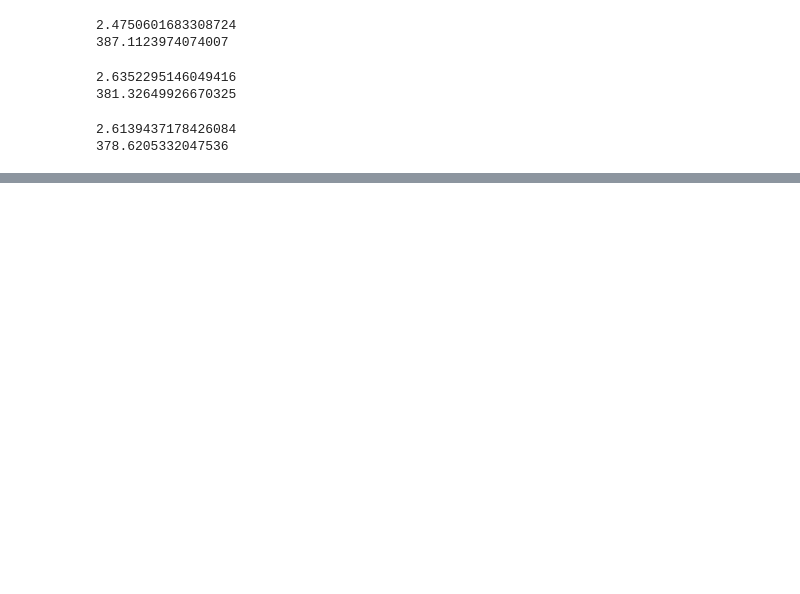
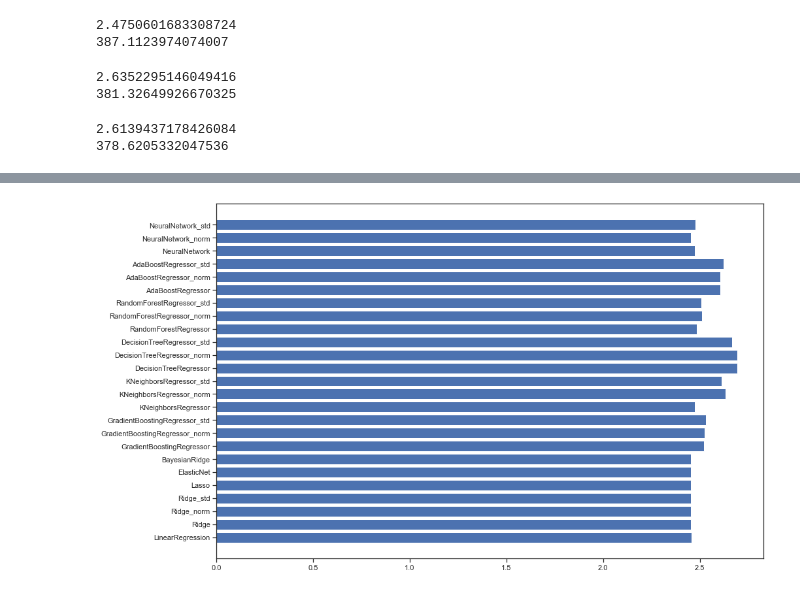
Before and after one commit to alexver2001/DataScience, a Jupyter notebook: 2.Basic ML.ipynb, the cells around one changed output, grey strips where cells are left out. Saved outputs shown, nothing was run; the diff lists cells and outputs as text; code cells hidden in the pictures; blank space fills up the shorter version.

```diff
--- a/2.Basic ML.ipynb
+++ b/2.Basic ML.ipynb
@@ -496,7 +545,7 @@ print (MAEAda_2)
 # %%
 # записываем данные об ошибках в итоговую таблицу
-modelsMAE_y1.append(['AdaBoostRegressor',MAEAda_1])
-modelsMAE_y2.append(['AdaBoostRegressor',MAEAda_2])
+modelsMAE_y1.append(['AdaBoostRegressor_std',MAEAda_1])
+modelsMAE_y2.append(['AdaBoostRegressor_std',MAEAda_2])
 # %%
 # модель полносвязной нейронной сети для целевого параметра y1 тренируем на исходных данных
 modelNN_y1 = Sequential()
@@ -683,7 +732,7 @@ print (MAENN_2)
 # %%
 # записываем данные об ошибках в итоговую таблицу
-modelsMAE_y1.append(['NeuralNetwork',MAENN_1])
-modelsMAE_y2.append(['NeuralNetwork',MAENN_2])
+modelsMAE_y1.append(['NeuralNetwork_norm',MAENN_1])
+modelsMAE_y2.append(['NeuralNetwork_norm',MAENN_2])
 # %%
 # модель полносвязной нейронной сети для целевого параметра y1 тренируем на стандартизованных  данных
 modelNN_y1 = Sequential()
@@ -778,4 +827,4 @@ print (MAENN_2)
 # %%
 # записываем данные об ошибках в итоговую таблицу
-modelsMAE_y1.append(['NeuralNetwork',MAENN_1])
-modelsMAE_y2.append(['NeuralNetwork',MAENN_2])
+modelsMAE_y1.append(['NeuralNetwork_std',MAENN_1])
+modelsMAE_y2.append(['NeuralNetwork_std',MAENN_2])
@@ -829,0 +873,8 @@ modelsMAE_y2
+# %%
+# Сформируем датафрэйм с результатами
+a = np.array(modelsMAE_y1)
+b = np.array(modelsMAE_y2)
+model_errors = pd.DataFrame({'Model_name': a[:,0], 'Модуль упругости при растяжении, ГПа': a[:,1],
+                             'Прочность при растяжении, МПа': b[:,1]})
+model_errors = model_errors.astype({'Модуль упругости при растяжении, ГПа': np.float16, 'Прочность при растяжении, МПа': np.float16})
+model_errors
@@ -829,0 +899,7 @@ modelsMAE_y2
+# %%
+# Построим гистограмму
+plt.figure(figsize=(15, 10))
+plt.barh(model_errors['Model_name'], model_errors['Модуль упругости при растяжении, ГПа'])
+plt.show()
+# %% [output]
+[figure, added]
```
Also changed, not shown: parts of 51 cells of this notebook.
